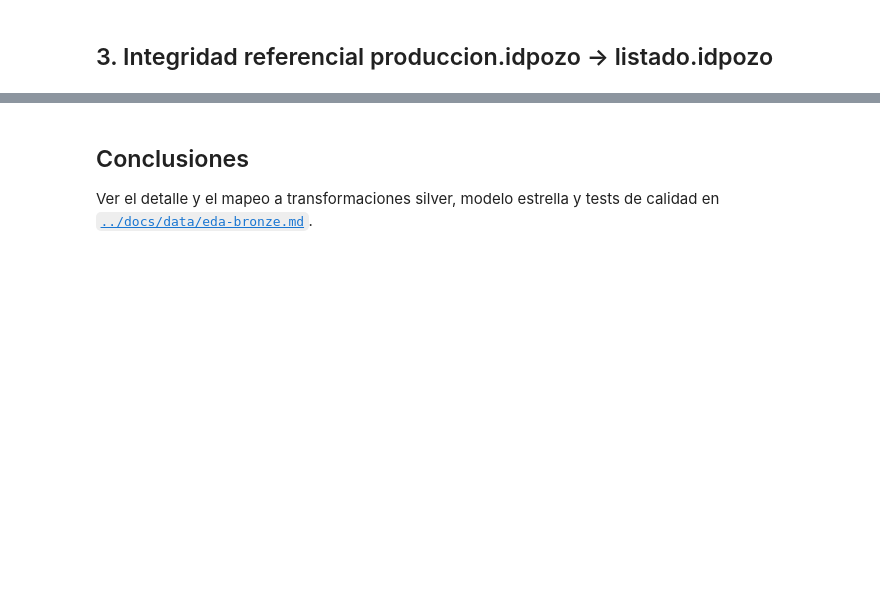
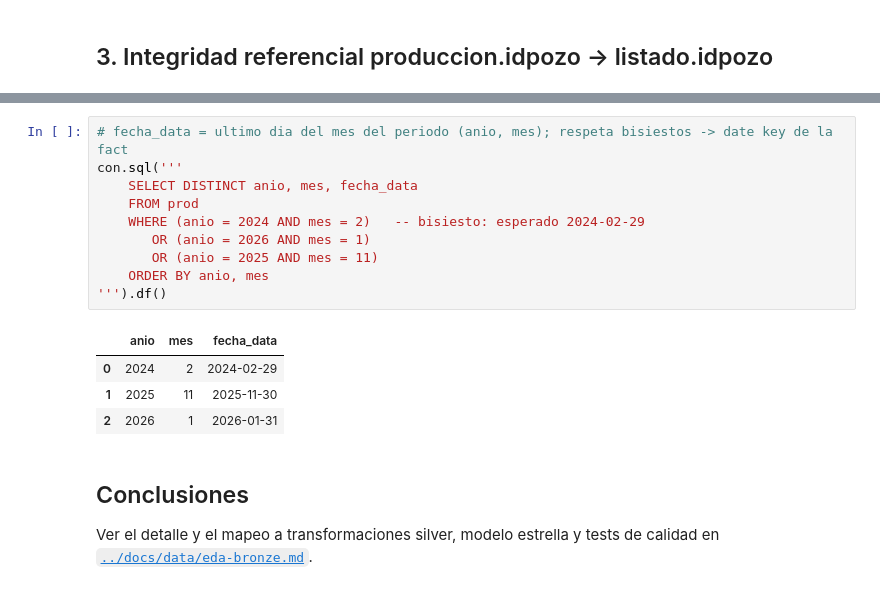
Before and after one commit to joaco1212004/Ingenieria_de_Software---Groba-Salomon-Di_Cola, a Jupyter notebook: notebooks/01_eda_bronze.ipynb, the cells around one changed output, grey strips where cells are left out. Saved outputs shown, nothing was run; the diff lists cells and outputs as text; blank space fills up the shorter version.

```diff
--- a/notebooks/01_eda_bronze.ipynb
+++ b/notebooks/01_eda_bronze.ipynb
@@ -115,3 +269,18 @@ con.sql('''
+# %%
+# fecha_data = ultimo dia del mes del periodo (anio, mes); respeta bisiestos -> date key de la fact
+con.sql('''
+    SELECT DISTINCT anio, mes, fecha_data
+    FROM prod
+    WHERE (anio = 2024 AND mes = 2)   -- bisiesto: esperado 2024-02-29
+       OR (anio = 2026 AND mes = 1)
+       OR (anio = 2025 AND mes = 11)
+    ORDER BY anio, mes
+''').df()
+# %% [output]
+|  | anio | mes | fecha_data |
+| 0 | 2024 | 2 | 2024-02-29 |
+| 1 | 2025 | 11 | 2025-11-30 |
+| 2 | 2026 | 1 | 2026-01-31 |
 # %% [markdown]
 ## Conclusiones
 
```
Also changed, not shown: parts of 15 cells of this notebook, 1 other file.
